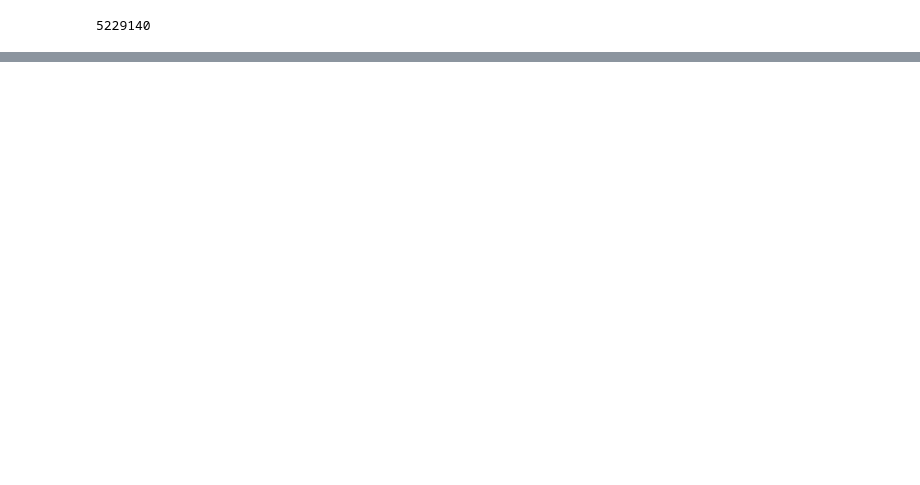
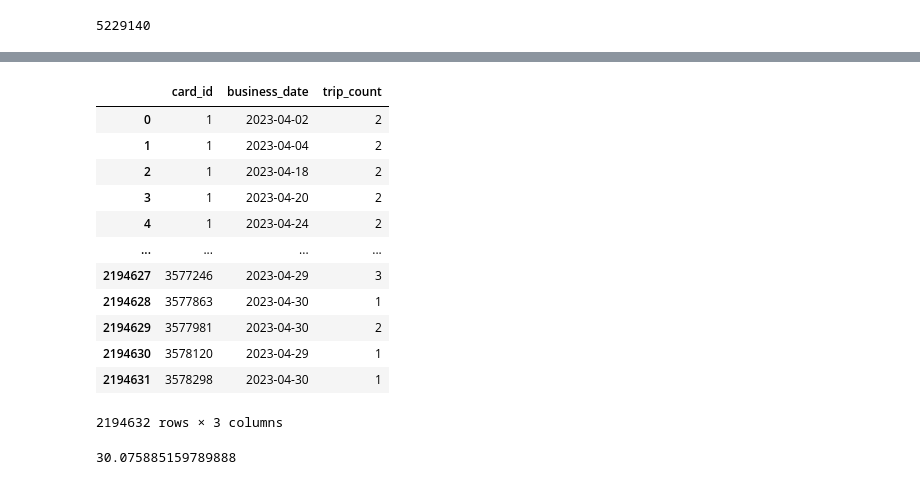
Before and after one commit to arsalanesmaili/kcm_ridership, a Jupyter notebook: Untitled4.ipynb, the cells around one changed output, grey strips where cells are left out. Saved outputs shown, nothing was run; the diff lists cells and outputs as text; code cells hidden in the pictures; blank space fills up the shorter version.

```diff
--- a/Untitled4.ipynb
+++ b/Untitled4.ipynb
@@ -521,0 +575,22 @@ for i in range(num_rows):
+# %%
+trip_count
+# %% [output]
+|  | card_id | business_date | trip_count |
+| 0 | 1 | 2023-04-02 | 2 |
+| 1 | 1 | 2023-04-04 | 2 |
+| 2 | 1 | 2023-04-18 | 2 |
+| 3 | 1 | 2023-04-20 | 2 |
+| 4 | 1 | 2023-04-24 | 2 |
+| ... | ... | ... | ... |
+| 2194627 | 3577246 | 2023-04-29 | 3 |
+| 2194628 | 3577863 | 2023-04-30 | 1 |
+| 2194629 | 3577981 | 2023-04-30 | 2 |
+| 2194630 | 3578120 | 2023-04-29 | 1 |
+| 2194631 | 3578298 | 2023-04-30 | 1 |
+2194632 rows × 3 columns
+# %%
+count_of_ones = (trip_count['trip_count'] == 1).sum()
+count_of_non_ones = (trip_count['trip_count'] != 1).sum()
+count_of_ones/(count_of_ones+count_of_non_ones)*100
+# %% [output]
+30.075885159789888
```
Also changed, not shown: parts of 14 cells of this notebook, 5 other files.
